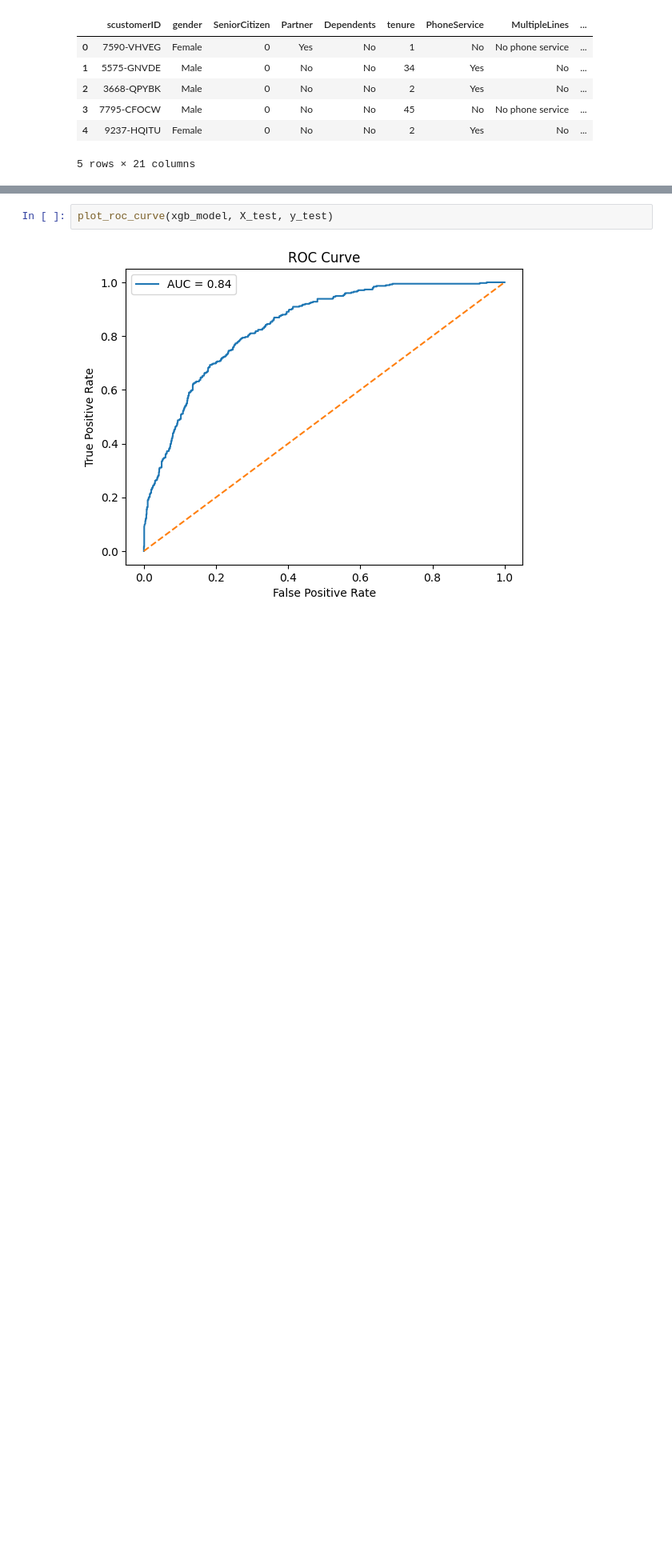
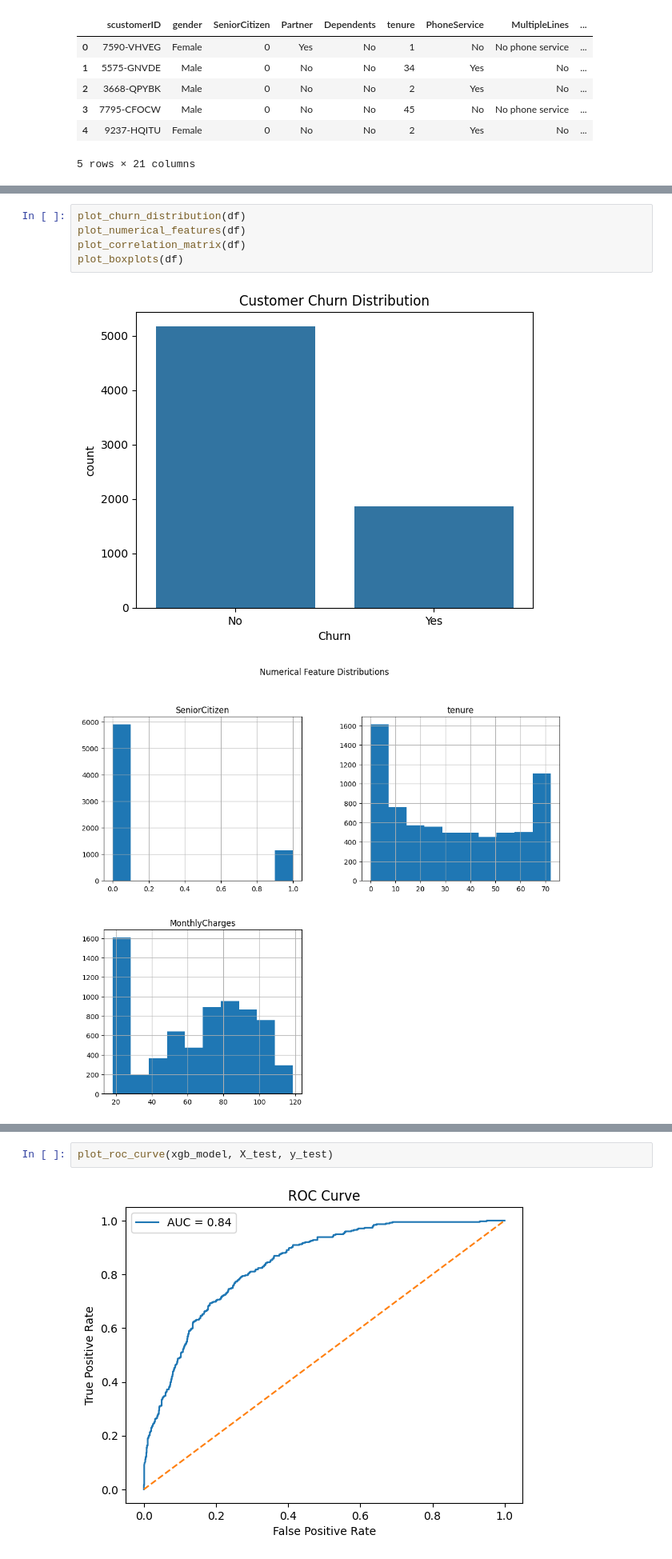
Before and after one commit to abdullah2511945/AI_Customer_Churn_Project, a Jupyter notebook: notebooks/churn_prediction.ipynb, the cells around one changed output, grey strips where cells are left out. Shown at 80% size. Saved outputs shown, nothing was run; the diff lists cells and outputs as text; blank space fills up the shorter version.

```diff
--- a/notebooks/churn_prediction.ipynb
+++ b/notebooks/churn_prediction.ipynb
@@ -122,0 +76,8 @@ y_test shape: (1407,)
+# %%
+plot_churn_distribution(df)
+plot_numerical_features(df)
+plot_correlation_matrix(df)
+plot_boxplots(df)
+# %% [output]
+[figure, added]
+[figure, added]
```
Also changed, not shown: parts of 26 cells of this notebook, 3 other files.
